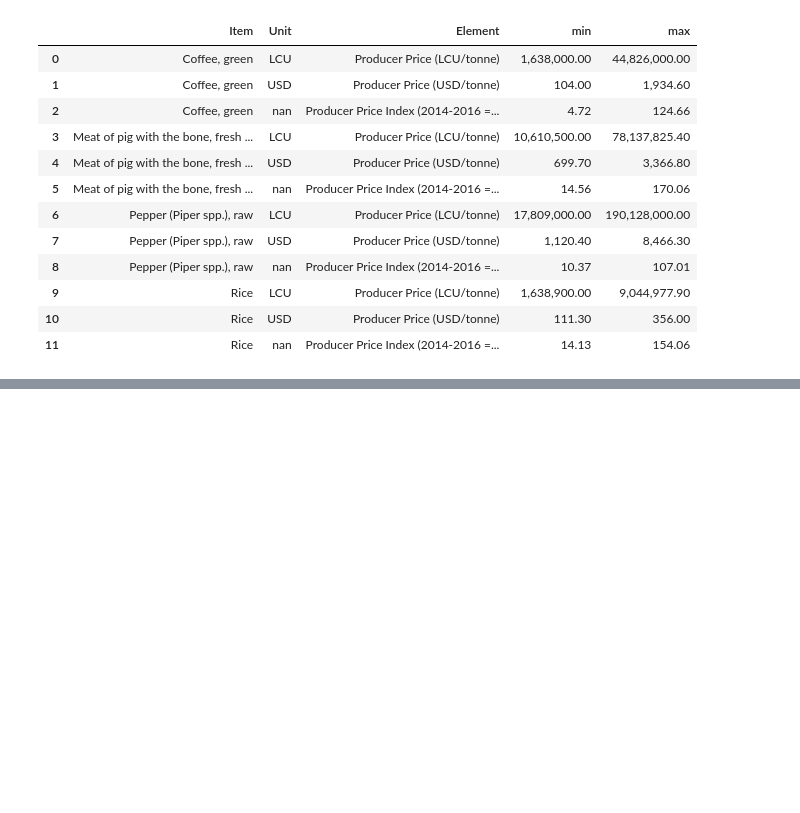
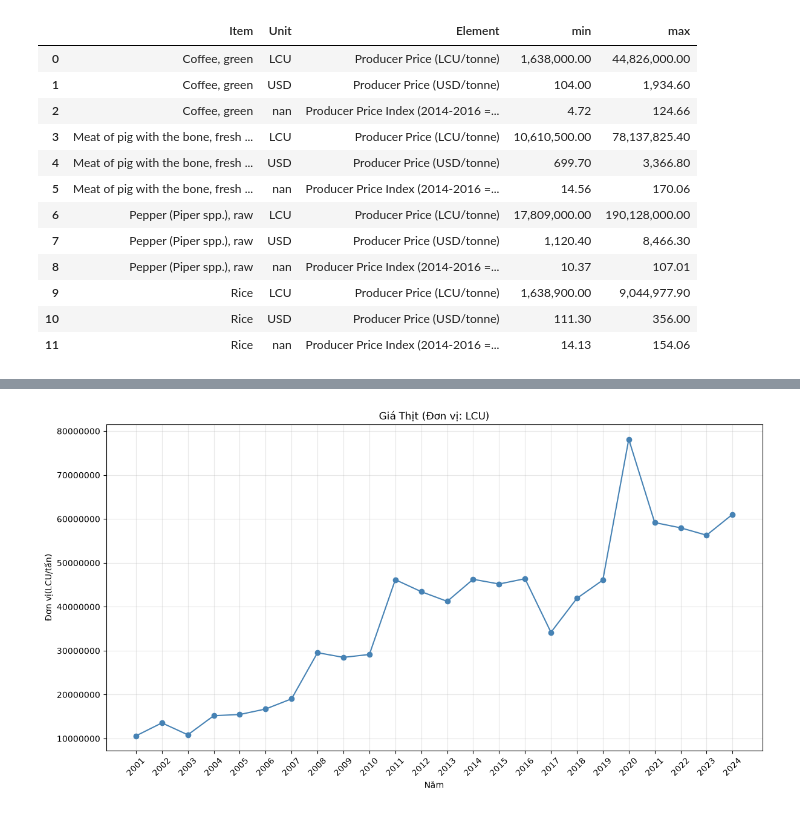
Before and after one commit to traitrithuc/Agriculture_Price_Predict, a Jupyter notebook: notebooks/index.ipynb, the cells around one changed output, grey strips where cells are left out. Saved outputs shown, nothing was run; the diff lists cells and outputs as text; code cells hidden in the pictures; blank space fills up the shorter version.

```diff
--- a/notebooks/index.ipynb
+++ b/notebooks/index.ipynb
@@ -142,0 +152,9 @@ Năm kết thúc:  2025
+# %%
+df_Meat = df[
+    (df["Item"] == "Meat of pig with the bone, fresh or chilled")
+    & (df["Unit"] == "LCU")
+    & (df["Months Code"] == 7021)
+][["Year", "Value"]].rename(columns={"Value": "Annual value"})
+
+df_Meat = df_Meat.sort_values("Year").reset_index(drop=True)
+df_Meat.head(5)
@@ -142,0 +184,17 @@ Năm kết thúc:  2025
+# %%
+fig, ax = plt.subplots(figsize=(14,7))
+ax.plot(df_Meat["Year"], df_Meat["Annual value"],marker= "o", color="steelblue")
+
+ax.yaxis.set_major_locator(MultipleLocator(10_000_000))
+ax.yaxis.set_major_formatter(FuncFormatter(lambda x, _: f"{x:.0f}".replace(",", ".")))
+
+ax.set_xticks(df_Meat["Year"])
+ax.tick_params(axis="x", rotation=45)
+
+ax.set_title("Giá Thịt (Đơn vị: LCU)")
+ax.set_xlabel("Năm")
+ax.set_ylabel("Đơn vị(LCU/tấn)")
+ax.grid(True, alpha=0.3)
+plt.show()
+# %% [output]
+[figure, added]
```
Also changed, not shown: parts of 10 cells of this notebook.
